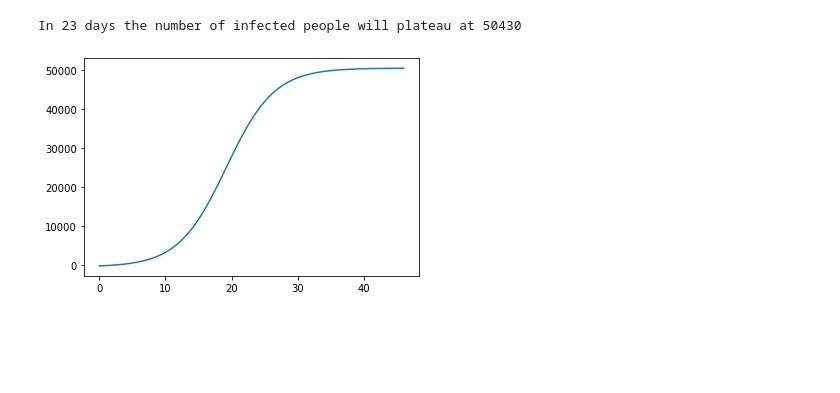
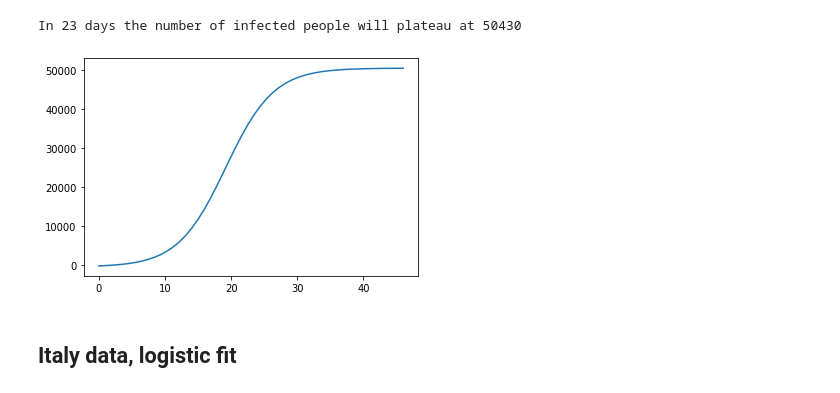
Before and after one commit to gregwinther/youtube, a Jupyter notebook: Corona_virus_analysis.ipynb, the cells around one changed output. Saved outputs shown, nothing was run; the diff lists cells and outputs as text; code cells hidden in the pictures; blank space fills up the shorter version.

Commit message:
Quick Italy analysis.

```diff
--- a/Corona_virus_analysis.ipynb
+++ b/Corona_virus_analysis.ipynb
@@ -117,29 +124,35 @@ r2_score(confirmed, confirmed_pred)
 # %% [output]
 0.999500185228235
 # %%
-confirmed_now = confirmed[-1]
-confirmed_then = confirmed[-2]
-days = 0
-now = x[-1]
-while confirmed_now - confirmed_then > 10:
-    days += 1
-    confirmed_then = confirmed_now
-    confirmed_now = logistic_function(
-        now + days,
-        a_,
-        b_,
-        c_,
-        d_,
-    )
+def plateau(confirmed, logistic_params, diff=10):
+    a_, b_, c_, d_ = logistic_params
+    confirmed_now = confirmed[-1]
+    confirmed_then = confirmed[-2]
+    days = 0
+    now = x[-1]
+    while confirmed_now - confirmed_then > diff:
+        days += 1
+        confirmed_then = confirmed_now
+        confirmed_now = logistic_function(
+            now + days,
+            a_,
+            b_,
+            c_,
+            d_,
+        )
+    return days, confirmed_now
+days, confirmed_now = plateau(confirmed, (a_, b_, c_, d_))
 print(f"In {days} days the number of infected people will plateau at {int(confirmed_now)}")
 # %% [output]
 In 23 days the number of infected people will plateau at 50430
 # %%
-x_ = np.linspace(0, now + days)
+x_ = np.linspace(0, x[-1] + days)
 plt.plot(
     x_,
     logistic_function(x_, a_, b_, c_, d_)
 )
 plt.show()
 # %% [output]
-[figure, old version]
+[figure, new version]
+# %% [markdown]
+## Italy data, logistic fit
```
Also changed, not shown: parts of 8 cells of this notebook.
